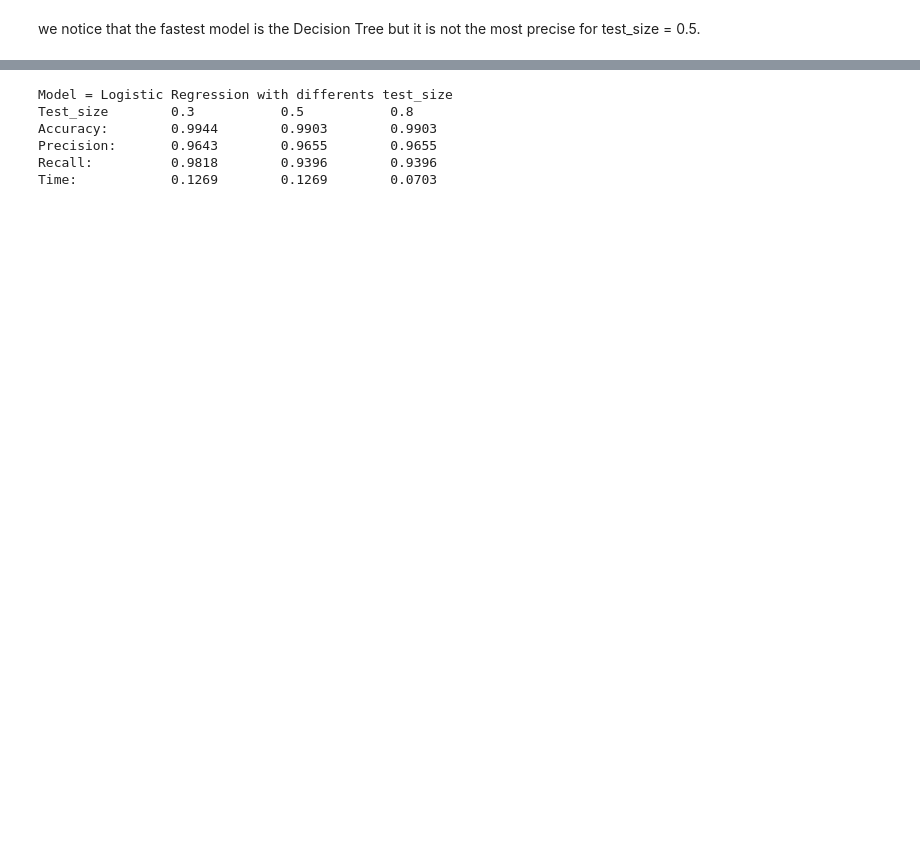
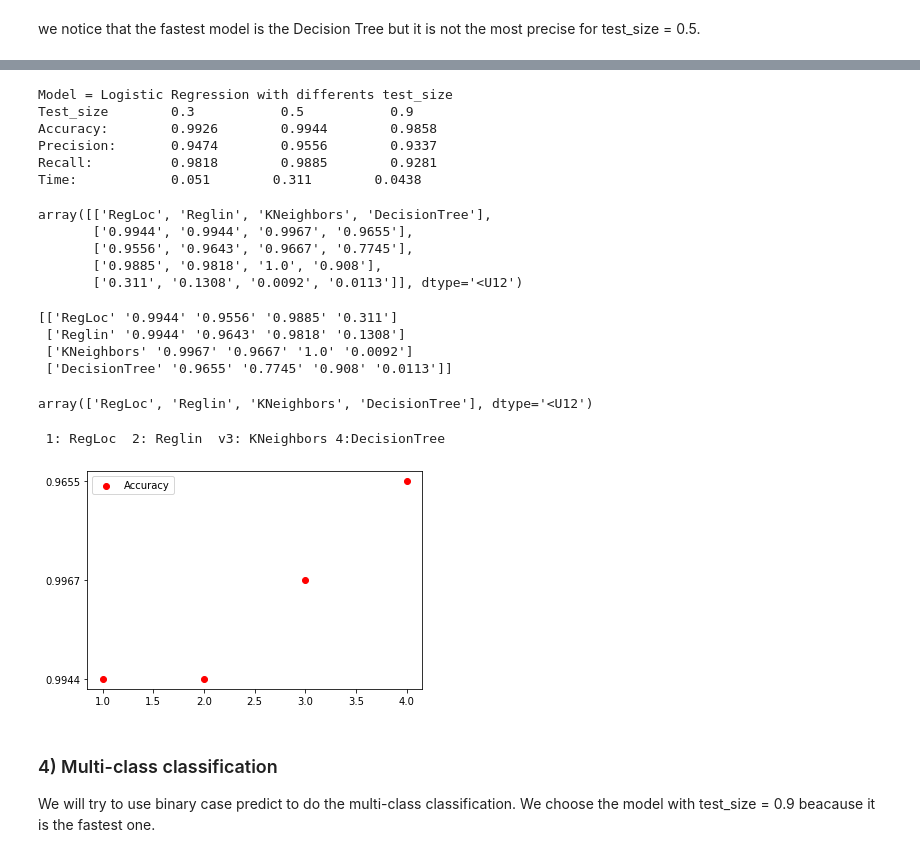
Before and after one commit to SaciaHouioua/BriefGD, a Jupyter notebook: gd1.ipynb, the cells around one changed output, grey strips where cells are left out. Cells and saved outputs as stored; diff of their text form; code cells hidden in the pictures; blank space fills up the shorter version.

```diff
--- a/gd1.ipynb
+++ b/gd1.ipynb
@@ -408,3 +427,8 @@ Accuracy test : 0.959
+# %%
+A.append(A4)
+P.append(P4)
+R.append(R4)
+T.append(T4)
 # %%
 print("Parameters       %s         %s             %s         %s" %("RegLoc","Redlin","KNeighbors","DecisionTree"))
 print("Accuracy:        %s         %s             %s             %s" %(A1, A2, A3, A4))
@@ -490,14 +523,51 @@ Accuracy test : 0.99026
 # %%
 print("Model = Logistic Regression with differents test_size")
-print("Test_size        %s           %s           %s" %("0.3","0.5","0.8"))
+print("Test_size        %s           %s           %s" %("0.3","0.5","0.9"))
 print("Accuracy:        %s        %s        %s" %(A2, A1, A3))
 print("Precision:       %s        %s        %s" %(P2, P1, P3))
 print("Recall:          %s        %s        %s" %(R2, R1, R3))
-print("Time:            %s        %s        %s" %(T2, T2, T3))
+print("Time:            %s        %s        %s" %(T2, T1, T3))
 # %% [output]
 Model = Logistic Regression with differents test_size
-Test_size        0.3           0.5           0.8
-Accuracy:        0.9944        0.9903        0.9903
-Precision:       0.9643        0.9655        0.9655
-Recall:          0.9818        0.9396        0.9396
-Time:            0.1269        0.1269        0.0703
+Test_size        0.3           0.5           0.9
+Accuracy:        0.9926        0.9944        0.9858
+Precision:       0.9474        0.9556        0.9337
+Recall:          0.9818        0.9885        0.9281
+Time:            0.051        0.311        0.0438
+# %%
+model =['RegLoc','Reglin','KNeighbors','DecisionTree']
+result = np.array([model,A,P,R,T])
+result
+# %% [output]
+array([['RegLoc', 'Reglin', 'KNeighbors', 'DecisionTree'],
+       ['0.9944', '0.9944', '0.9967', '0.9655'],
+       ['0.9556', '0.9643', '0.9667', '0.7745'],
+       ['0.9885', '0.9818', '1.0', '0.908'],
+       ['0.311', '0.1308', '0.0092', '0.0113']], dtype='<U12')
+# %%
+resultT = result.T
+print(resultT)
+# %% [output]
+[['RegLoc' '0.9944' '0.9556' '0.9885' '0.311']
+ ['Reglin' '0.9944' '0.9643' '0.9818' '0.1308']
+ ['KNeighbors' '0.9967' '0.9667' '1.0' '0.0092']
+ ['DecisionTree' '0.9655' '0.7745' '0.908' '0.0113']]
+# %%
+resultT[:,0]
+# %% [output]
+array(['RegLoc', 'Reglin', 'KNeighbors', 'DecisionTree'], dtype='<U12')
+# %%
+axis = [1,2,3,4]
+# %%
+plt.scatter (axis, resultT[:,1], c= 'r', label='Accuracy')
+#plt.scatter (axis, resultT[:,2], c= 'b', label='Precision')
+#plt.scatter (axis, resultT[:,3], c= 'black', label='Recall')
+#plt.scatter (axis, resultT[:,4], c= 'green', label='Time')
+plt.legend()
+print(' 1: RegLoc  2: Reglin  v3: KNeighbors 4:DecisionTree')
+# %% [output]
+ 1: RegLoc  2: Reglin  v3: KNeighbors 4:DecisionTree
+[figure, added]
+# %% [markdown]
+### 4) Multi-class classification
+We will try to use binary case predict to do the multi-class classification. We choose the model with test_size = 0.9 beacause it is the fastest one.
```
Also changed, not shown: parts of 15 cells of this notebook.
